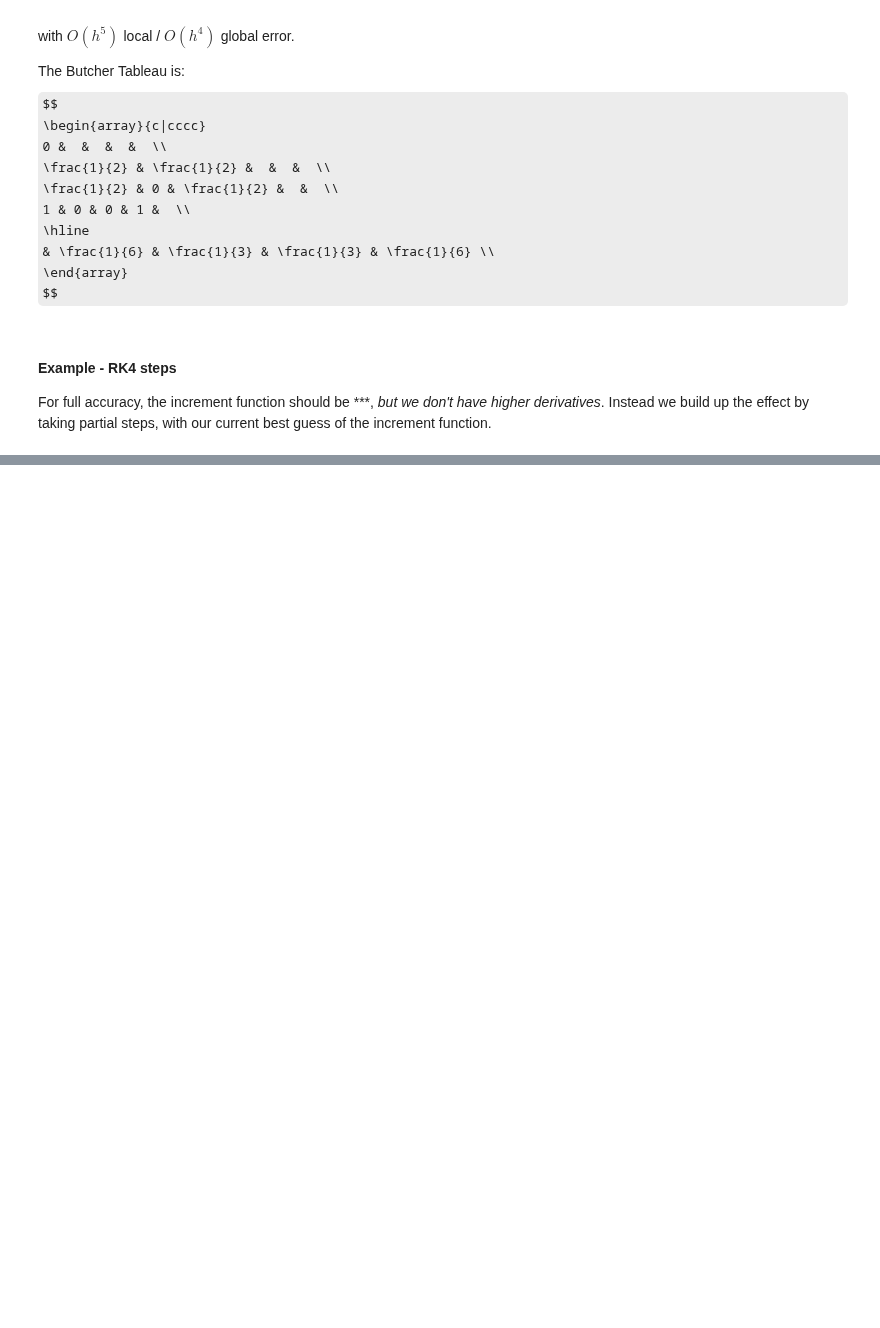
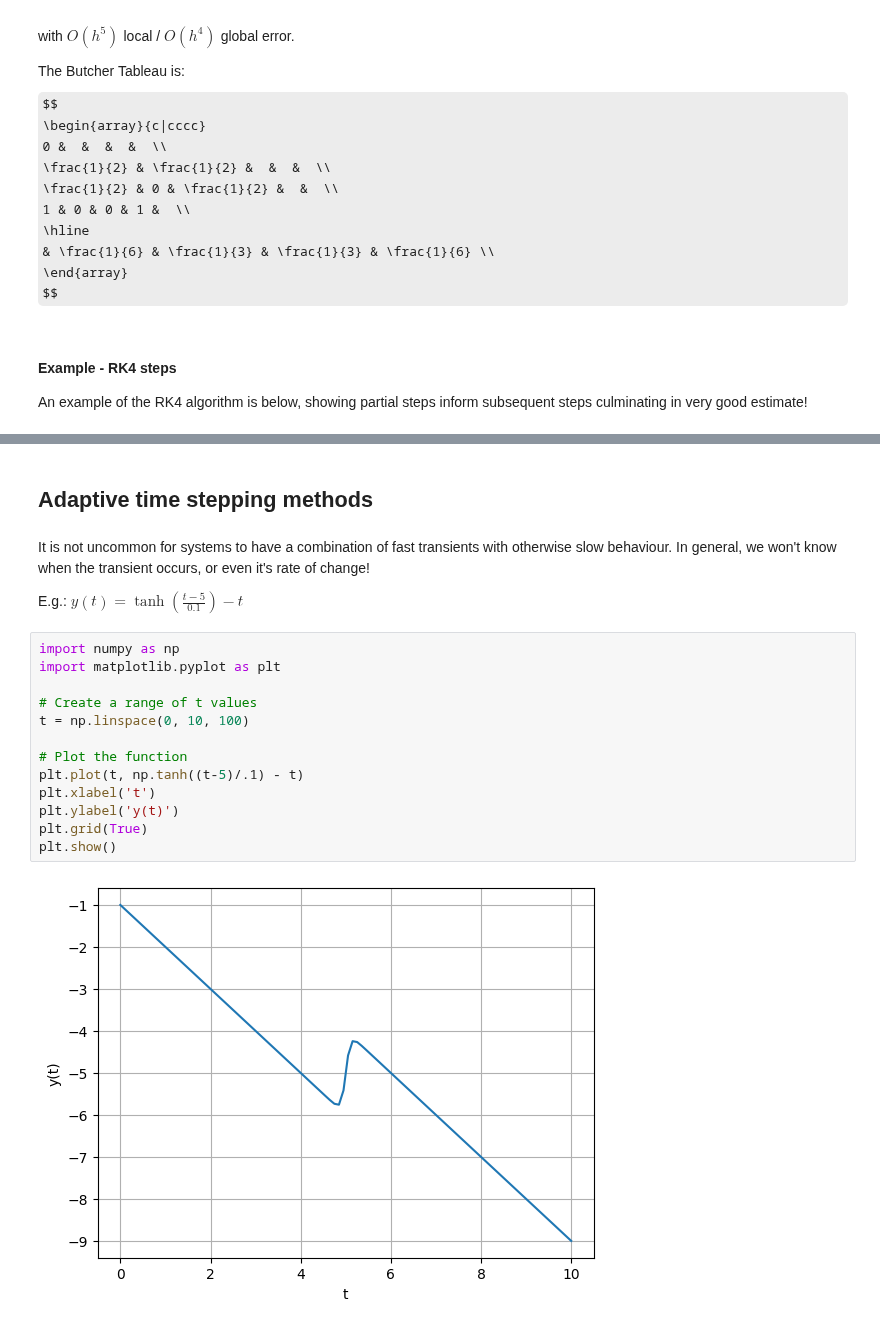
Before and after one commit to mwelland/ENGPHYS_3NM4, a Jupyter notebook: Initial_value_problems.ipynb, the cells around one changed output, grey strips where cells are left out. Drawn from its saved outputs; the diff is of its cells as text; some formulas as TeX source; blank space fills up the shorter version.

```diff
--- a/Initial_value_problems.ipynb
+++ b/Initial_value_problems.ipynb
@@ -340,8 +339,29 @@ $$
  & \frac{1}{6} & \frac{1}{3} & \frac{1}{3} & \frac{1}{6} \\
 \end{array}
 $$
-# %% [markdown]
-#### Example - RK4 steps
-For full accuracy, the increment function should be ***, *but we don't have higher derivatives*. Instead we build up the effect by taking partial steps, with our current best guess of the increment function.
+# %% [markdown]
+#### Example - RK4 steps
+An example of the RK4 algorithm is below, showing partial steps inform subsequent steps culminating in very good estimate!
 # %% [markdown]
 ![Runge-Kutta_slopes.svg](embedded-picture-1)
+# %% [markdown]
+## Adaptive time stepping methods
+# %% [markdown]
+It is not uncommon for systems to have a combination of fast transients with otherwise slow behaviour. In general, we won't know when the transient occurs, or even it's rate of change!
+
+E.g.: $y(t) = \tanh(\frac{t-5}{0.1})-t$
+# %%
+import numpy as np
+import matplotlib.pyplot as plt
+
+# Create a range of t values
+t = np.linspace(0, 10, 100)
+
+# Plot the function
+plt.plot(t, np.tanh((t-5)/.1) - t)
+plt.xlabel('t')
+plt.ylabel('y(t)')
+plt.grid(True)
+plt.show()
+# %% [output]
+[figure, added]
```
Also changed, not shown: parts of 23 cells of this notebook.
